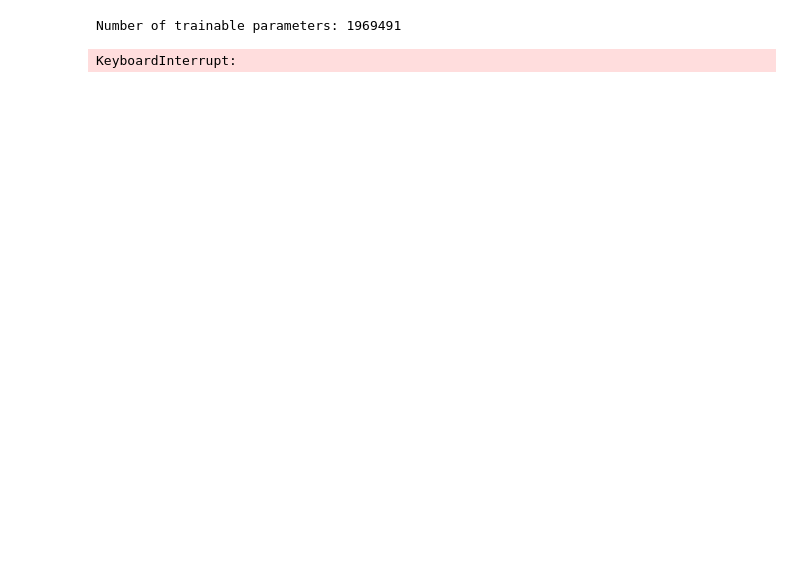
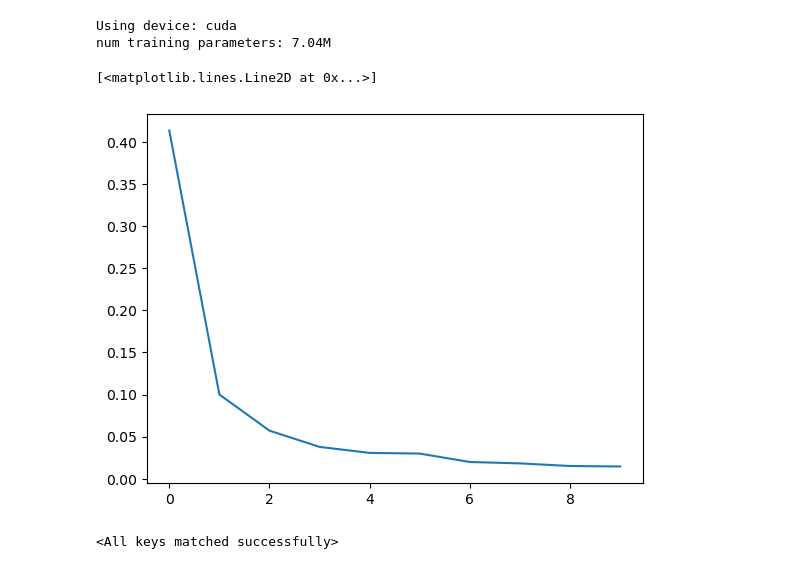
Before and after one commit to cmt-dtu-energy/dynamical-pde-diffusion, a Jupyter notebook: notebooks/05_test_new_architecture.ipynb, the cells around one changed output. Saved outputs shown, nothing was run; the diff lists cells and outputs as text; code cells hidden in the pictures; blank space fills up the shorter version.

```diff
--- a/notebooks/05_test_new_architecture.ipynb
+++ b/notebooks/05_test_new_architecture.ipynb
@@ -246,9 +281,6 @@ class EDMWrapper(torch.nn.Module):
         D_x = c_skip * x + c_out * F_x          # denoised data
 
         return D_x
-# %%
-edm = EDMWrapper(net, sigma_data=0.5)
-out = edm(test_x, test_sigma, test_labels, test_obs)
 # %%
 class DiffusionDataset2(torch.utils.data.Dataset):
     """
@@ -346,22 +379,29 @@ dataset = DiffusionDataset2(data=data, t_steps=t_steps, labels=labels)
 dataloader = torch.utils.data.DataLoader(dataset, batch_size=64, shuffle=True)
 # %%
-chs = [1, 32, 64, 128, 256]
-label_ch = 2
-noise_ch = 32
-net = Unet2(chs=chs, label_ch=label_ch, noise_ch=noise_ch, debug=False)
+net = SmallEDMUNet(
+    img_channels=1,
+    obs_channels=1,
+    label_dim=2,
+    base_channels=64,
+    channel_mults=(1, 2, 2),
+    num_res_blocks=2,
+    dropout=0.0,
+    sigma_emb_dim=64,
+    emb_dim=256,
+    debug=False,
+)
+
 edm = EDMWrapper(net, sigma_data=0.5)
-
 device = torch.device("cuda" if torch.cuda.is_available() else "cpu")
 edm = edm.to(device)
+print(f"Using device: {device}")
+print(f"num training parameters: {sum(p.numel() for p in edm.parameters())/1e6:.2f}M")
+# %% [output]
+Using device: cuda
+num training parameters: 7.04M
-# %%
-num_params = sum(p.numel() for p in net.parameters() if p.requires_grad)
-print(f"Number of trainable parameters: {num_params}")
-# %% [output]
-Number of trainable parameters: 1969491
 # %%
-epochs = 500
-print_every = 5
-
+epochs = 10
+losses = np.zeros(epochs)
 optimizer = torch.optim.Adam(edm.parameters(), lr=1e-4)
 loss_fn = EDMLoss()
 edm.train()
@@ -369,17 +409,30 @@ pbar = tqdm(range(epochs), desc="Training Progress")
 for epoch in pbar:
     running_loss = 0.0
     for (X, Y, labels) in dataloader:
+    #for X, labels in dataloader:
         X, Y, labels = X.to(device), Y.to(device), labels.to(device)
-
+        #X, labels = X.to(device), labels.to(device)
         optimizer.zero_grad()
         loss = loss_fn(edm, Y, labels, X).mean()
+        #loss = loss_fn(edm, X, labels).mean()
         loss.backward()
         optimizer.step()
         running_loss += loss.item()
+    losses[epoch] = running_loss / len(dataloader)
+    pbar.set_postfix({'Loss': losses[epoch]})
 
-    pbar.set_postfix({'Loss': running_loss/len(dataloader)})
+# Save the trained model
+#model_path = Path("../pretrained_models/new_architecture.pth")
-# %% [output]
-KeyboardInterrupt:
+# %%
+plt.plot(losses)
+# %% [output]
+[<matplotlib.lines.Line2D at 0x...>]
+[figure, added]
+# %%
+#torch.save(edm.state_dict(), "../pretrained_models/new_architecture.pth")
+edm.load_state_dict(torch.load("../pretrained_models/new_architecture.pth", weights_only=True))
+# %% [output]
+<All keys matched successfully>
 # %%
 edm.eval();
 # %%
```
Also changed, not shown: parts of 13 cells of this notebook, 24 other files.
